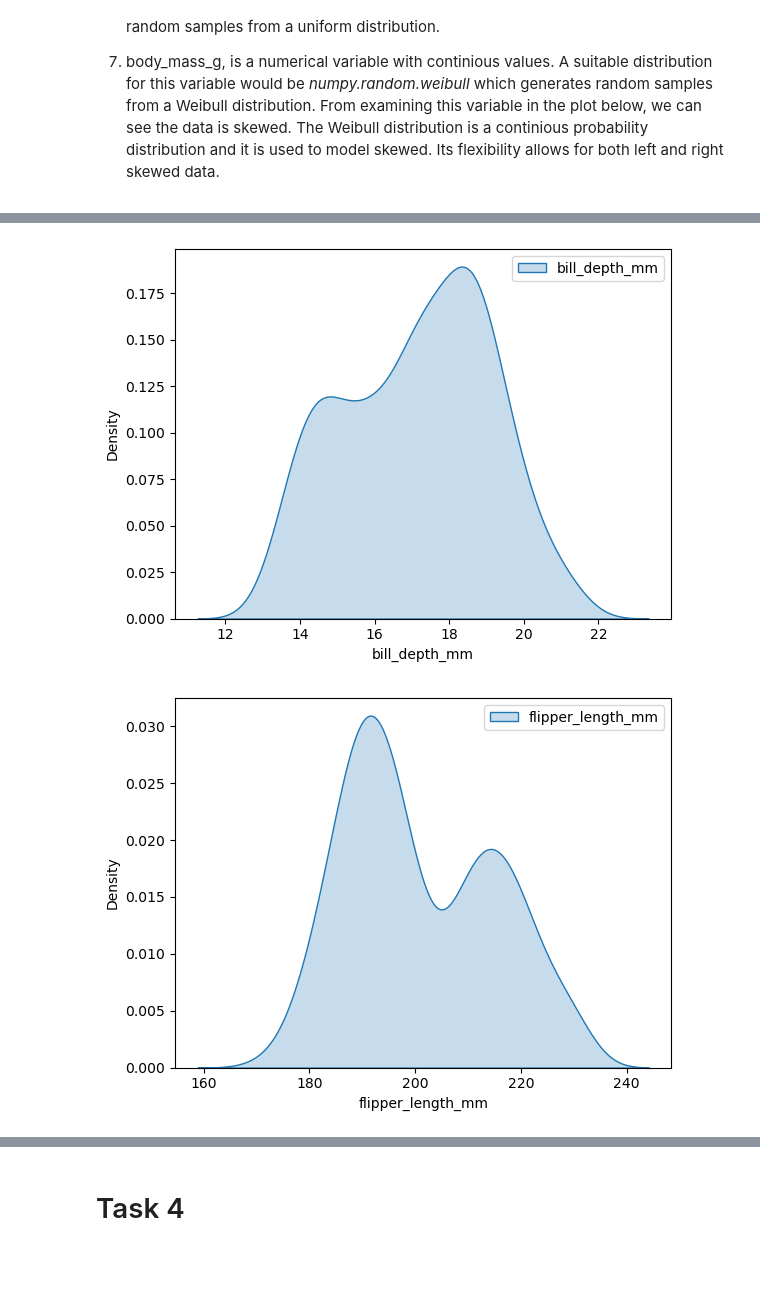
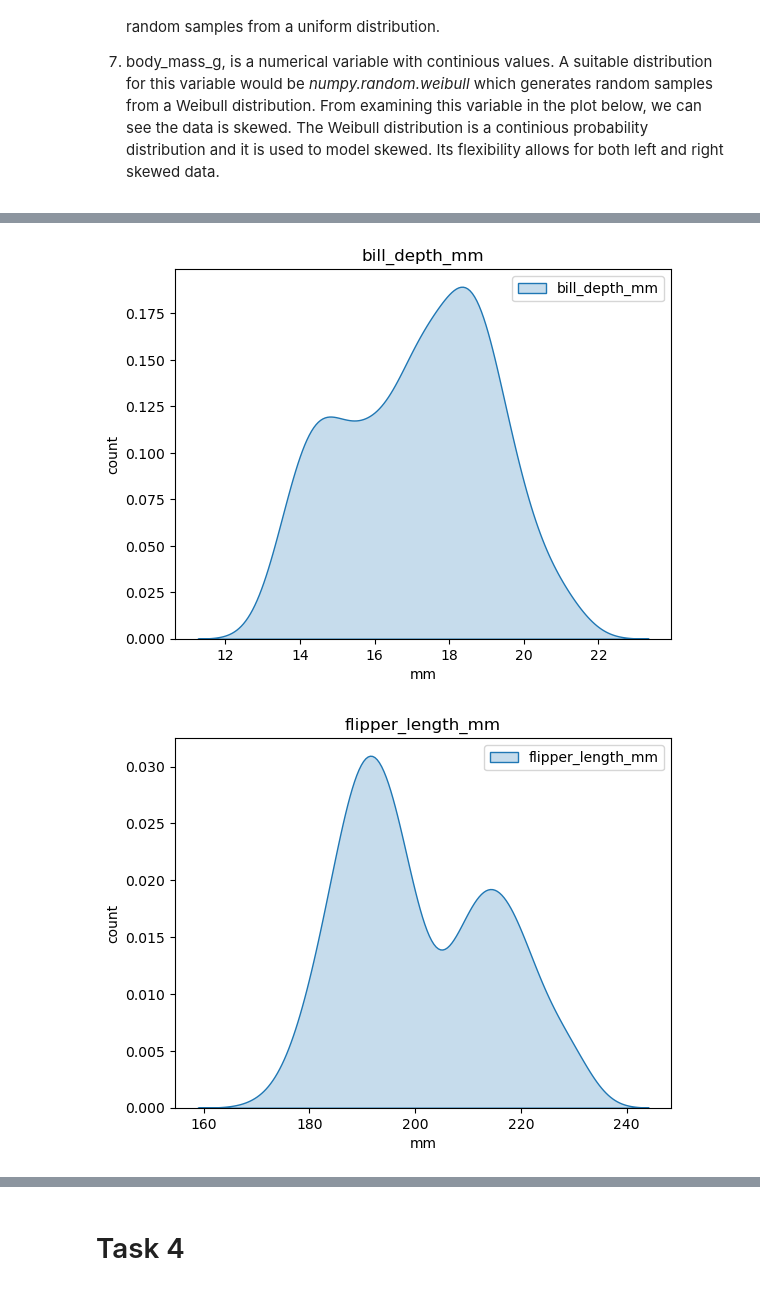
Before and after one commit to dectan/FUNDAMENTALS-OF-DATA-ANALYSIS, a Jupyter notebook: tasks.ipynb, the cells around one changed output, grey strips where cells are left out. Saved outputs shown, nothing was run; the diff lists cells and outputs as text; code cells hidden in the pictures; blank space fills up the shorter version.

```diff
--- a/tasks.ipynb
+++ b/tasks.ipynb
@@ -244,14 +235,20 @@ plt.show()
 # %%
 sns.kdeplot(df['bill_depth_mm'],shade=True, label="bill_depth_mm")
+plt.title('bill_depth_mm')
+plt.xlabel("mm")
+plt.ylabel("count")
 plt.legend()
 plt.show()
 # %% [output]
-[figure, old version]
+[figure, new version]
 # %%
 sns.kdeplot(df['flipper_length_mm'],shade=True, label="flipper_length_mm")
+plt.title('flipper_length_mm')
+plt.xlabel("mm")
+plt.ylabel("count")
 plt.legend()
 plt.show()
 # %% [output]
-[figure, old version]
+[figure, new version]
 # %%
 sns.kdeplot(df['body_mass_g'],shade=True, label="body_mass_g")
```
Also changed, not shown: parts of 41 cells of this notebook.
